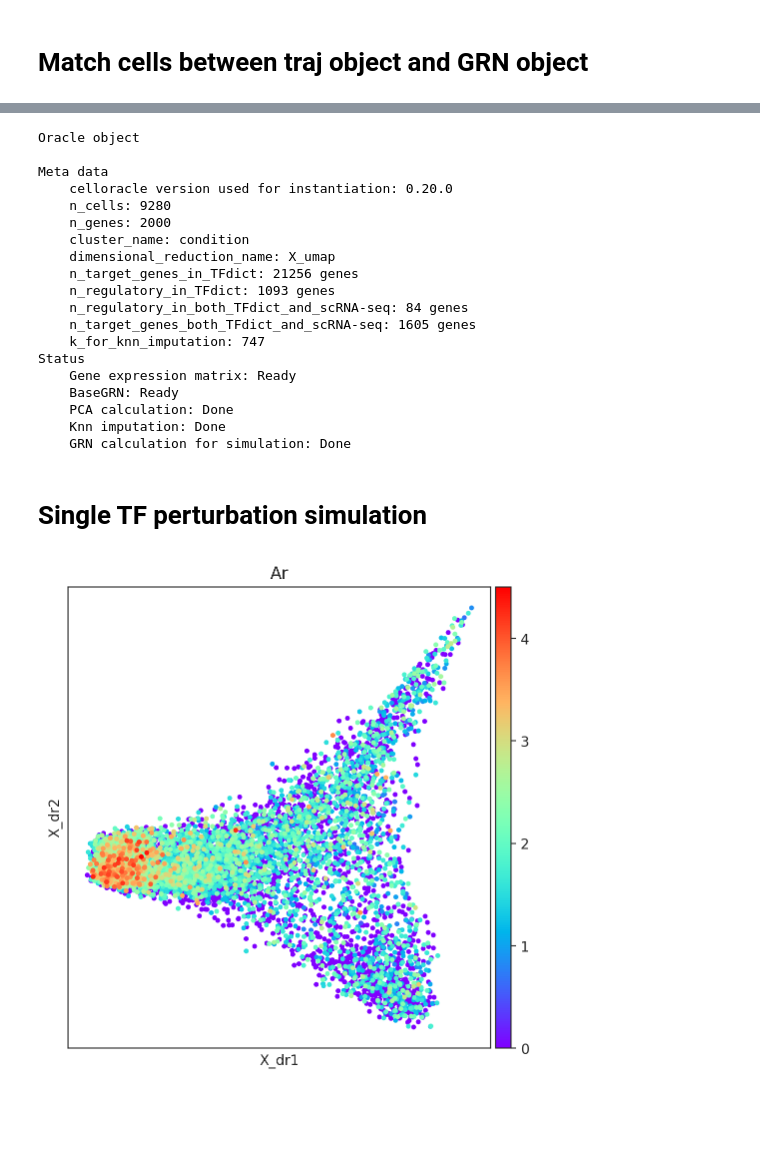
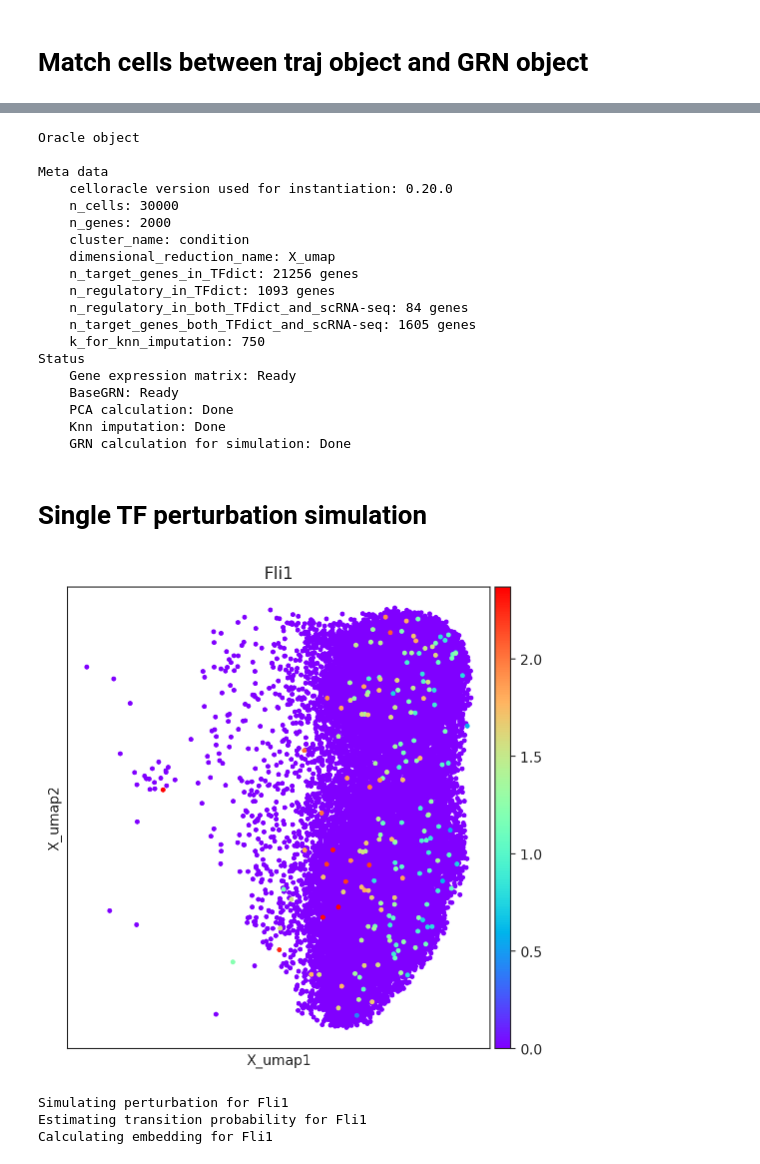
Before and after one commit to sachha-naksha/TA_muscle_ageing, a Jupyter notebook: py_scripts/grn_inference/4_TF_KO_sim.ipynb, the cells around one changed output, grey strips where cells are left out. Saved outputs shown, nothing was run; the diff lists cells and outputs as text; code cells hidden in the pictures; blank space fills up the shorter version.

```diff
--- a/py_scripts/grn_inference/4_TF_KO_sim.ipynb
+++ b/py_scripts/grn_inference/4_TF_KO_sim.ipynb
@@ -56,6 +57,6 @@ random.seed(42)
 # %% [markdown]
 # Match cells between traj object and GRN object
 # %%
-oracle = co.load_hdf5(f"{wd}/out_files/male_type2_fitted.celloracle.oracle")
-stream_obj = sc.read_h5ad("/ocean/projects/cis240075p/asachan/datasets/TA_muscle/ERCC1_KO_mice/integrated_samples/stream_outs/male_traj_fast2b.h5ad") #x,y,leiden
+oracle = co.load_hdf5("/ocean/projects/cis240075p/asachan/datasets/TA_muscle/ERCC1_KO_mice/integrated_samples/grn_CO/female_type2/out_files/female_type2_fitted.celloracle.oracle") # load the cell type spcific GRN (not the pooled cell type GRN)
+#stream_obj = sc.read_h5ad("/ocean/projects/cis240075p/asachan/datasets/TA_muscle/ERCC1_KO_mice/integrated_samples/stream_outs/male_traj_fast2b.h5ad") #x,y,leiden
 # %%
@@ -82,4 +78,4 @@ Found 9280 matching Stream Fast IIB cells
 # %%
-# Subset oracle to these cells
-oracle.adata = oracle.adata[matching_cells, :].copy()
+# # Subset oracle to these cells
+# oracle.adata = oracle.adata[matching_cells, :].copy()
 # %%
@@ -100,3 +83,3 @@ sc.pl.embedding(stream_obj, basis='X_dr', color=['condition'], show=False)
 # %%
-oracle.adata.obsm['X_dr'] = stream_obj.obsm['X_dr'].copy()
+# oracle.adata.obsm['X_dr'] = stream_obj.obsm['X_dr'].copy()
 # %%
@@ -107,6 +87,7 @@ sc.pl.embedding(oracle.adata, basis='X_dr', color=['condition'], show=False)
 # %%
-oracle.embedding = oracle.adata.obsm['X_dr']
-oracle.adata.obsm['X_umap'] = oracle.adata.obsm['X_dr']
+# oracle.colorandum = [oracle.adata.obs_names, 'condition']
+# oracle.embedding = oracle.adata.obsm['X_dr']
+# oracle.adata.obsm['X_umap'] = oracle.adata.obsm['X_dr']
 # %%
 oracle
 # %% [output]
@@ -114,7 +95,7 @@ Oracle object
 
 Meta data
     celloracle version used for instantiation: 0.20.0
-    n_cells: 9280
+    n_cells: 30000
     n_genes: 2000
     cluster_name: condition
     dimensional_reduction_name: X_umap
@@ -122,7 +103,7 @@ Meta data
     n_regulatory_in_TFdict: 1093 genes
     n_regulatory_in_both_TFdict_and_scRNA-seq: 84 genes
     n_target_genes_both_TFdict_and_scRNA-seq: 1605 genes
-    k_for_knn_imputation: 747
+    k_for_knn_imputation: 750
 Status
     Gene expression matrix: Ready
     BaseGRN: Ready
@@ -134,17 +115,21 @@ Status
 # %%
 # Visualize pseudotime
 fig, ax = plt.subplots(figsize=[6,6])
-sc.pl.embedding(adata=oracle.adata, basis= 'X_dr', ax=ax, cmap="rainbow", color=["Ar"],s=50)
+sc.pl.embedding(adata=oracle.adata, basis= 'X_umap', ax=ax, cmap="rainbow", color=["Fli1"],s=50)
 # %% [output]
-[figure, old version]
+[figure, new version]
 # %%
-goi = 'Ar'
+goi = 'Fli1'
 print(f'Simulating perturbation for {goi}', flush=True)
-oracle.simulate_shift(perturb_condition={goi: 0.0}, GRN_unit = "cluster", n_propagation=2) # If kernal crashes increase the memory limit of jupyter notebook
+oracle.simulate_shift(perturb_condition={goi: 0.0}, GRN_unit = "cluster", n_propagation=2) # If kernel crashes increase the memory limit of jupyter notebook
 print(f'Estimating transition probability for {goi}', flush=True)
 oracle.estimate_transition_prob(n_neighbors=750, knn_random=True, sampled_fraction=1) # Get transition probability
 print(f'Calculating embedding for {goi}', flush=True)
 oracle.calculate_embedding_shift(sigma_corr=0.05) # Calculate embedding
+# %% [output]
+Simulating perturbation for Fli1
+Estimating transition probability for Fli1
+Calculating embedding for Fli1
 # %%
 n_grid=40
 oracle.calculate_p_mass(smooth=0.8, n_grid=n_grid, n_neighbors=750)
```
Also changed, not shown: parts of 14 cells of this notebook, 1 other file.
